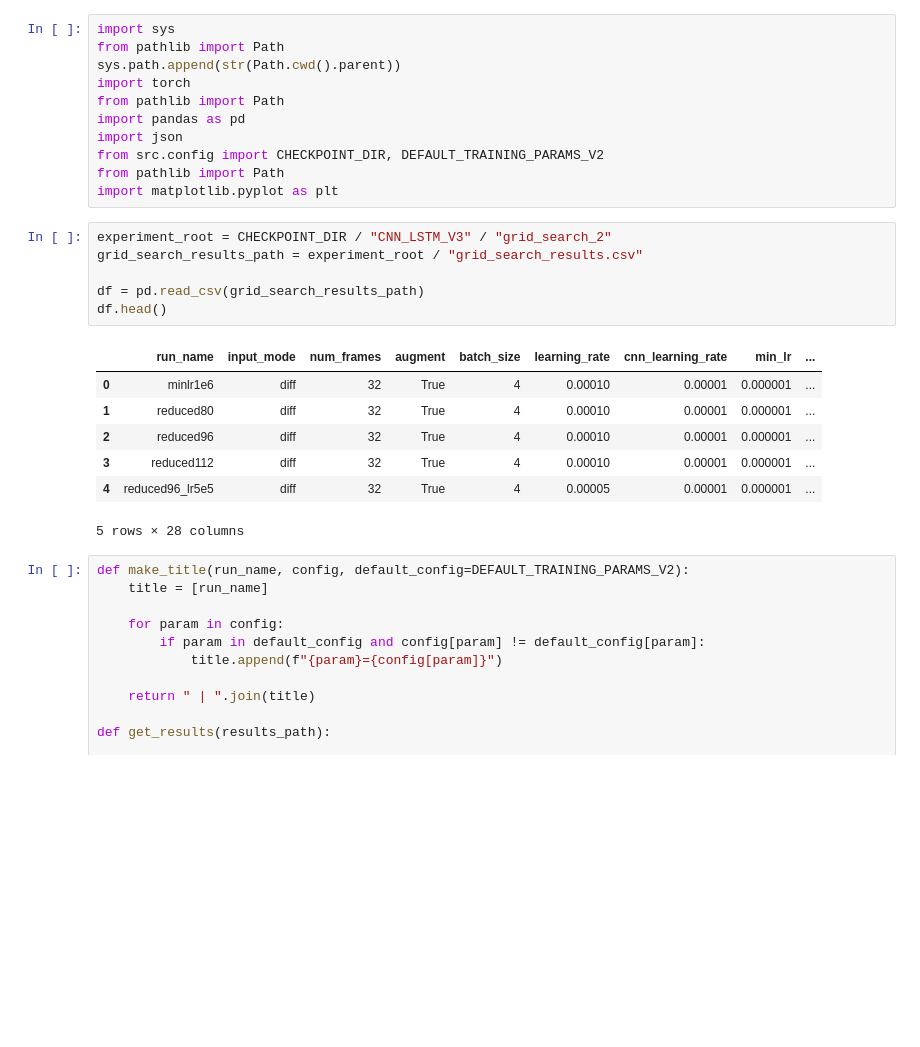
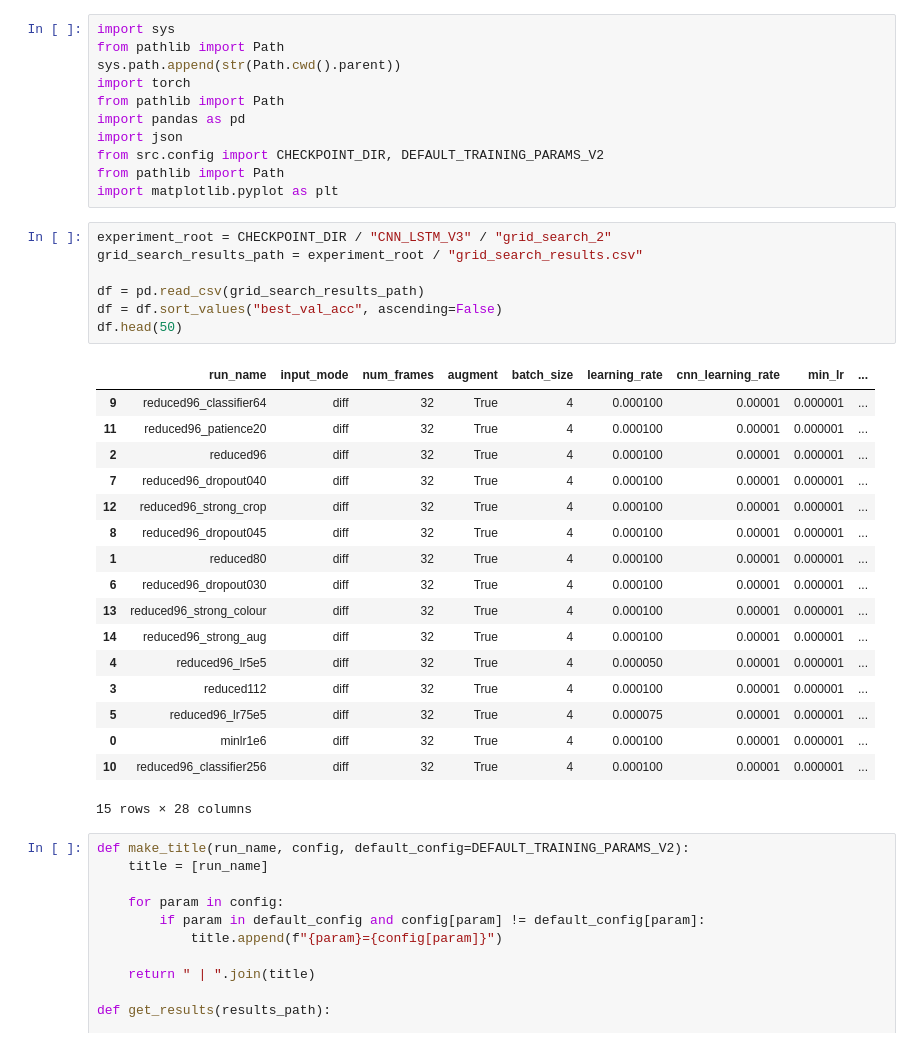
Before and after one commit to maxim-pre/violence-detection-dissertation, a Jupyter notebook: notebooks/06-gridsearch_results.ipynb, the cells around one changed output. Cells and saved outputs as stored; diff of their text form; blank space fills up the shorter version.

```diff
--- a/notebooks/06-gridsearch_results.ipynb
+++ b/notebooks/06-gridsearch_results.ipynb
@@ -12,17 +12,28 @@ import matplotlib.pyplot as plt
 # %%
 experiment_root = CHECKPOINT_DIR / "CNN_LSTM_V3" / "grid_search_2"
 grid_search_results_path = experiment_root / "grid_search_results.csv"
 
 df = pd.read_csv(grid_search_results_path)
-df.head()
+df = df.sort_values("best_val_acc", ascending=False)
+df.head(50)
 # %% [output]
 |  | run_name | input_mode | num_frames | augment | batch_size | learning_rate | cnn_learning_rate | min_lr | ... |
-| 0 | minlr1e6 | diff | 32 | True | 4 | 0.00010 | 0.00001 | 0.000001 | ... |
-| 1 | reduced80 | diff | 32 | True | 4 | 0.00010 | 0.00001 | 0.000001 | ... |
-| 2 | reduced96 | diff | 32 | True | 4 | 0.00010 | 0.00001 | 0.000001 | ... |
-| 3 | reduced112 | diff | 32 | True | 4 | 0.00010 | 0.00001 | 0.000001 | ... |
-| 4 | reduced96_lr5e5 | diff | 32 | True | 4 | 0.00005 | 0.00001 | 0.000001 | ... |
+| 9 | reduced96_classifier64 | diff | 32 | True | 4 | 0.000100 | 0.00001 | 0.000001 | ... |
+| 11 | reduced96_patience20 | diff | 32 | True | 4 | 0.000100 | 0.00001 | 0.000001 | ... |
+| 2 | reduced96 | diff | 32 | True | 4 | 0.000100 | 0.00001 | 0.000001 | ... |
+| 7 | reduced96_dropout040 | diff | 32 | True | 4 | 0.000100 | 0.00001 | 0.000001 | ... |
+| 12 | reduced96_strong_crop | diff | 32 | True | 4 | 0.000100 | 0.00001 | 0.000001 | ... |
+| 8 | reduced96_dropout045 | diff | 32 | True | 4 | 0.000100 | 0.00001 | 0.000001 | ... |
+| 1 | reduced80 | diff | 32 | True | 4 | 0.000100 | 0.00001 | 0.000001 | ... |
+| 6 | reduced96_dropout030 | diff | 32 | True | 4 | 0.000100 | 0.00001 | 0.000001 | ... |
+| 13 | reduced96_strong_colour | diff | 32 | True | 4 | 0.000100 | 0.00001 | 0.000001 | ... |
+| 14 | reduced96_strong_aug | diff | 32 | True | 4 | 0.000100 | 0.00001 | 0.000001 | ... |
+| 4 | reduced96_lr5e5 | diff | 32 | True | 4 | 0.000050 | 0.00001 | 0.000001 | ... |
+| 3 | reduced112 | diff | 32 | True | 4 | 0.000100 | 0.00001 | 0.000001 | ... |
+| 5 | reduced96_lr75e5 | diff | 32 | True | 4 | 0.000075 | 0.00001 | 0.000001 | ... |
+| 0 | minlr1e6 | diff | 32 | True | 4 | 0.000100 | 0.00001 | 0.000001 | ... |
+| 10 | reduced96_classifier256 | diff | 32 | True | 4 | 0.000100 | 0.00001 | 0.000001 | ... |
-5 rows × 28 columns
+15 rows × 28 columns
 # %%
 def make_title(run_name, config, default_config=DEFAULT_TRAINING_PARAMS_V2):
     title = [run_name]
```
Also changed, not shown: parts of 1 cell of this notebook, 3 other files.
